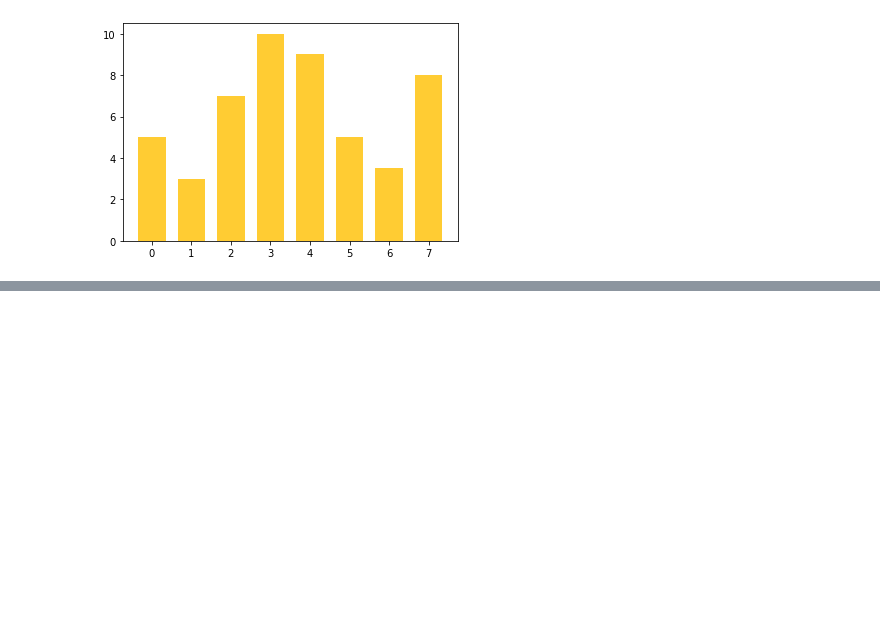
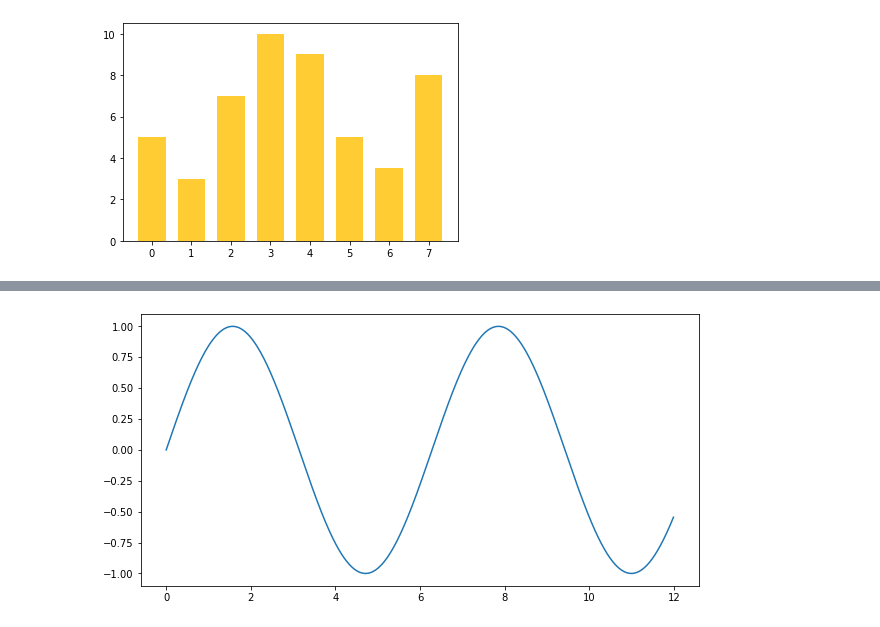
Before and after one commit to jinkyukim-me/python_data_science, a Jupyter notebook: cctv_in_seoul.ipynb, the cells around one changed output, grey strips where cells are left out. Cells and saved outputs as stored; diff of their text form; code cells hidden in the pictures; blank space fills up the shorter version.

```diff
--- a/cctv_in_seoul.ipynb
+++ b/cctv_in_seoul.ipynb
@@ -1810,0 +1822,6 @@ plt.show()
+# %%
+plt.figure(figsize=(10, 5))
+plt.plot(t, y)
+plt.show()
+# %% [output]
+[figure, added]
```
Also changed, not shown: parts of 12 cells of this notebook.
